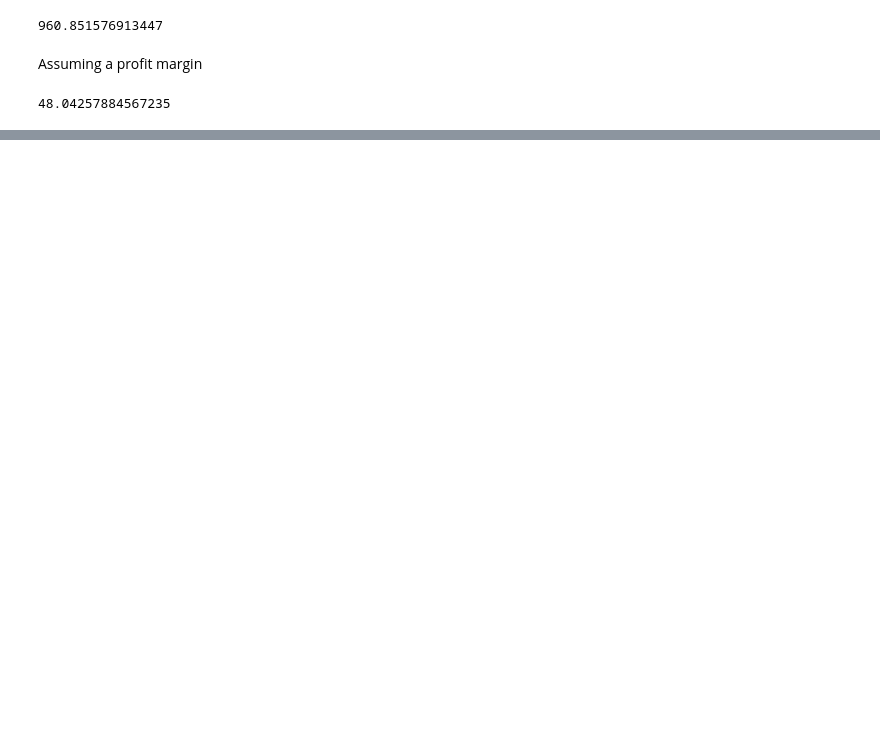
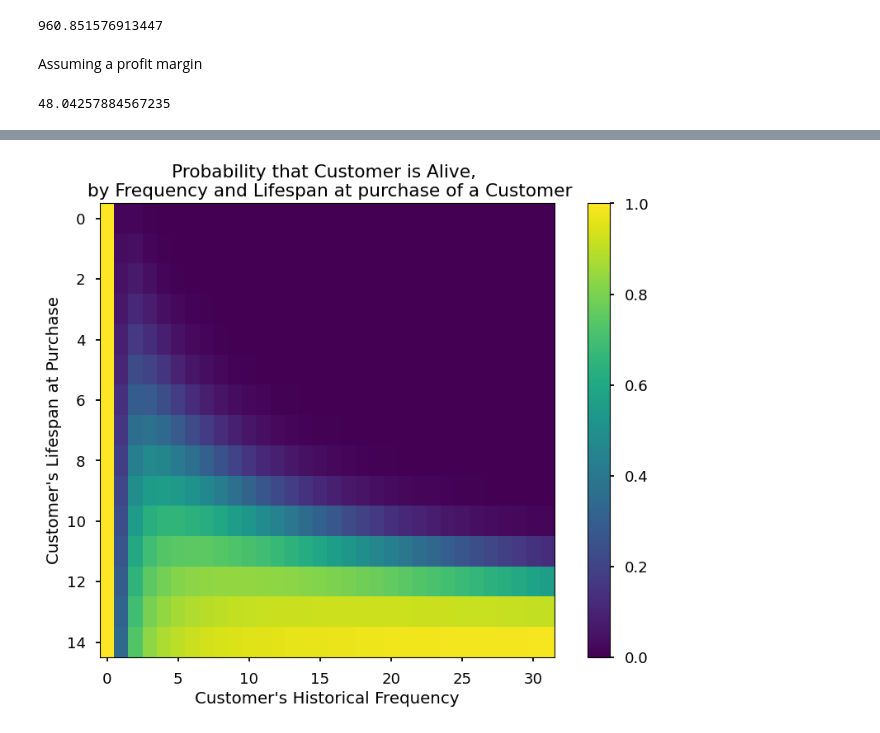
Before and after one commit to kennedyopokuasare/ResqCLV, a Jupyter notebook: customer-lifetime-value-analysis.ipynb, the cells around one changed output, grey strips where cells are left out. Drawn from its saved outputs; the diff is of its cells as text; code cells hidden in the pictures; blank space fills up the shorter version.

```diff
--- a/customer-lifetime-value-analysis.ipynb
+++ b/customer-lifetime-value-analysis.ipynb
@@ -282,0 +363,7 @@ CLV * profit_margin
+# %%
+plot_probability_alive_matrix(bgf)
+plt.title(f"Probability that Customer is Alive, \n by Frequency and Lifespan at purchase of a Customer")
+plt.ylabel("Customer's Lifespan at Purchase")
+plt.show()
+# %% [output]
+[figure, added]
```
Also changed, not shown: parts of 30 cells of this notebook, 5 other files.
